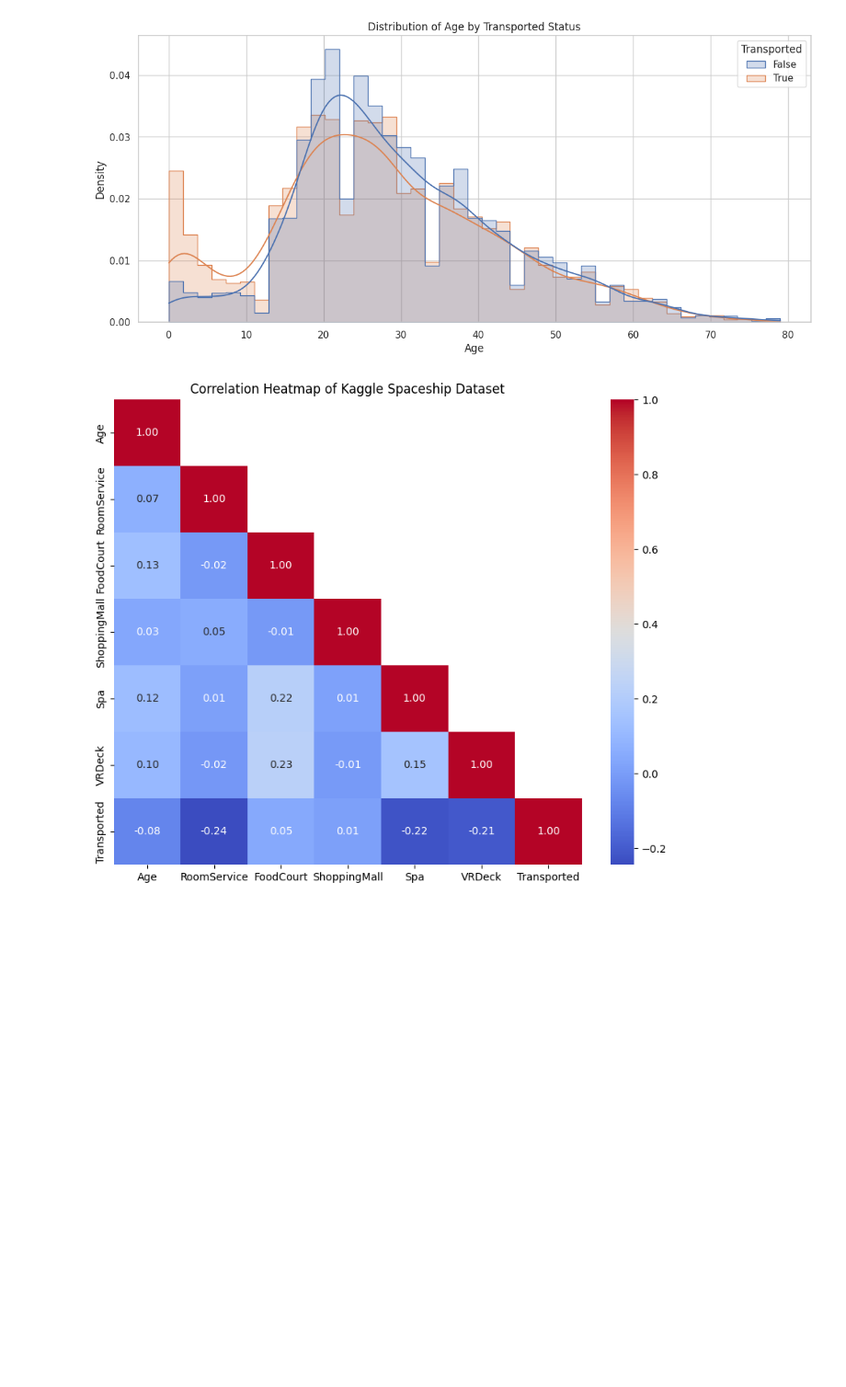
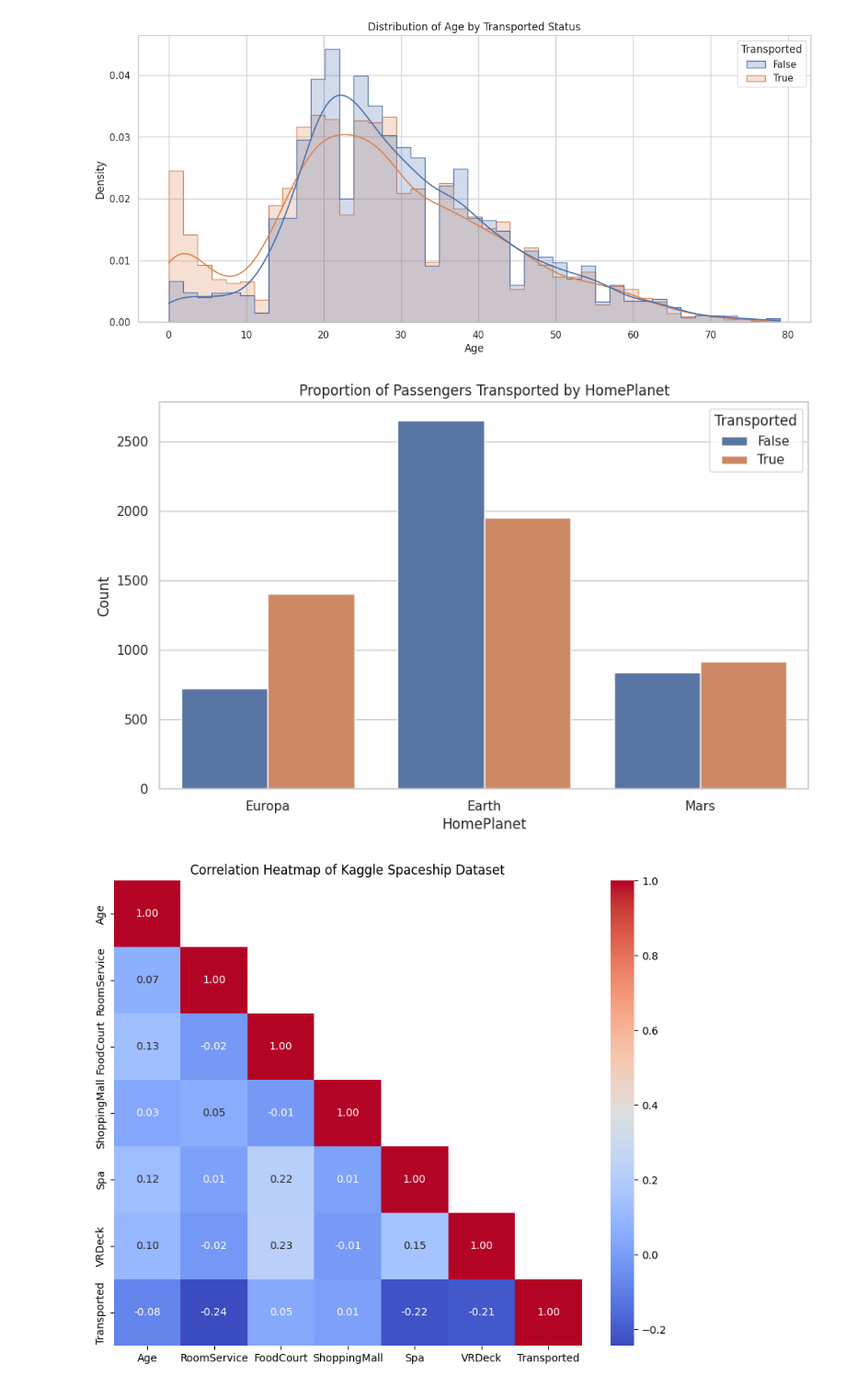
Before and after one commit to 7PAM2015-0105-2023-Group-7/Kaggle-Challange, a Jupyter notebook: Kaggle_Challange_notebook.ipynb, the cells around one changed output. Shown at 92% size. Saved outputs shown, nothing was run; the diff lists cells and outputs as text; code cells hidden in the pictures; blank space fills up the shorter version.

```diff
--- a/Kaggle_Challange_notebook.ipynb
+++ b/Kaggle_Challange_notebook.ipynb
@@ -182,6 +182,16 @@ plt.ylabel('Density')
 plt.show()
 # %% [output]
 [figure]
+# %%
+# Proportion of passengers transported by HomePlanet
+plt.figure(figsize=(10, 6))
+sns.countplot(data=train_df, x="HomePlanet", hue="Transported")
+plt.title('Proportion of Passengers Transported by HomePlanet')
+plt.xlabel('HomePlanet')
+plt.ylabel('Count')
+plt.show()
+# %% [output]
+[figure, added]
 # %%
 # Creating a heatmap to visualize the correlation matrix
 mask = np.triu(np.ones_like(correlation_matrix, dtype=bool), k=1)
```
